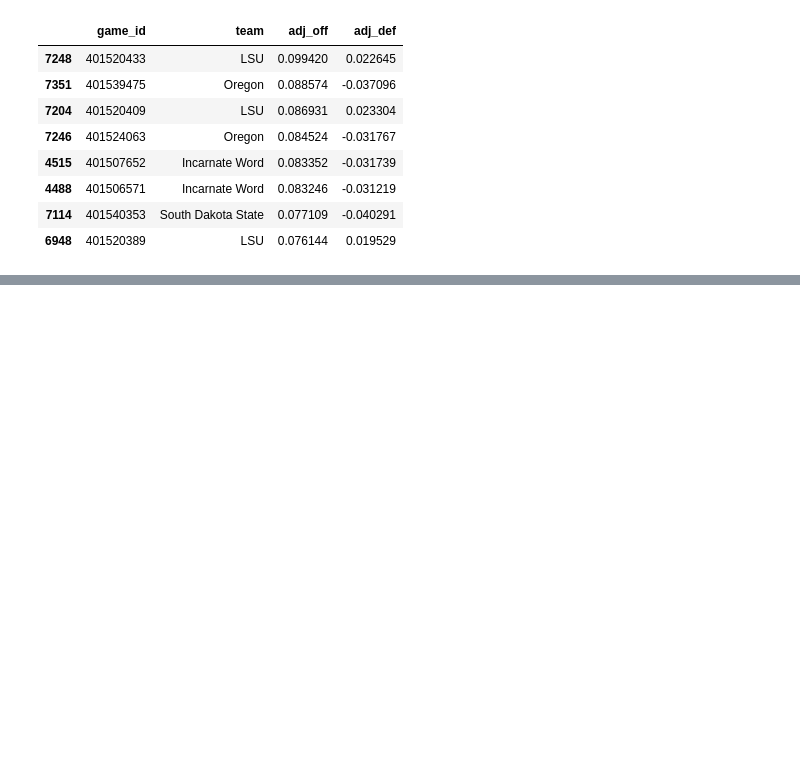
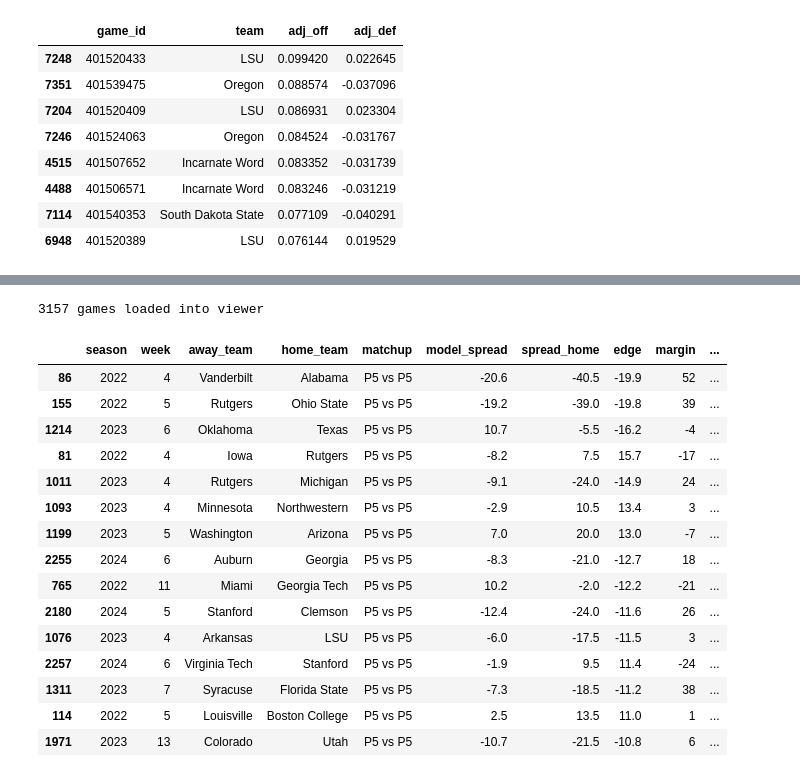
Before and after one commit to tikisero1123/cfb-spread-model, a Jupyter notebook: cfb_spread_model.ipynb, the cells around one changed output, grey strips where cells are left out. Saved outputs shown, nothing was run; the diff lists cells and outputs as text; code cells hidden in the pictures; blank space fills up the shorter version.

```diff
--- a/cfb_spread_model.ipynb
+++ b/cfb_spread_model.ipynb
@@ -321,0 +229,8 @@ print(json.dumps(sample[0], indent=2)[:1500])
+# %%
+talent = fetch_talent([2021, 2022, 2023, 2024])
+print(f"{len(talent)} team-seasons of talent data (deduped)")
+
+before = len(mt2)
+mt2 = add_talent_diff(mt2, talent)
+print(f"talent merge: {before} -> {len(mt2)} rows (must be unchanged)")
+print(mt2["talent_diff"].describe().round(3))
@@ -321,0 +460,34 @@ print(json.dumps(sample[0], indent=2)[:1500])
+# %%
+view = final.copy()
+view["model_spread"] = (-view["model_margin"]).round(1)
+view["beat_vegas_by"] = (view["vegas_error"] - view["model_error"]).round(1)
+
+SHOW = ["season", "week", "away_team", "home_team", "matchup",
+        "model_spread", "spread_home", "edge", "margin",
+        "model_error", "vegas_error", "beat_vegas_by"]
+view = view[SHOW].round(1)
+print(f"{len(view)} games loaded into viewer")
+# %% [output]
+3157 games loaded into viewer
+# %%
+# 1. Inside the pocket: biggest model-vs-Vegas disagreements in P5 vs P5 games
+view[view["matchup"] == "P5 vs P5"].reindex(
+    view[view["matchup"] == "P5 vs P5"]["edge"].abs().sort_values(ascending=False).index
+).head(15)
+# %% [output]
+|  | season | week | away_team | home_team | matchup | model_spread | spread_home | edge | margin | ... |
+| 86 | 2022 | 4 | Vanderbilt | Alabama | P5 vs P5 | -20.6 | -40.5 | -19.9 | 52 | ... |
+| 155 | 2022 | 5 | Rutgers | Ohio State | P5 vs P5 | -19.2 | -39.0 | -19.8 | 39 | ... |
+| 1214 | 2023 | 6 | Oklahoma | Texas | P5 vs P5 | 10.7 | -5.5 | -16.2 | -4 | ... |
+| 81 | 2022 | 4 | Iowa | Rutgers | P5 vs P5 | -8.2 | 7.5 | 15.7 | -17 | ... |
+| 1011 | 2023 | 4 | Rutgers | Michigan | P5 vs P5 | -9.1 | -24.0 | -14.9 | 24 | ... |
+| 1093 | 2023 | 4 | Minnesota | Northwestern | P5 vs P5 | -2.9 | 10.5 | 13.4 | 3 | ... |
+| 1199 | 2023 | 5 | Washington | Arizona | P5 vs P5 | 7.0 | 20.0 | 13.0 | -7 | ... |
+| 2255 | 2024 | 6 | Auburn | Georgia | P5 vs P5 | -8.3 | -21.0 | -12.7 | 18 | ... |
+| 765 | 2022 | 11 | Miami | Georgia Tech | P5 vs P5 | 10.2 | -2.0 | -12.2 | -21 | ... |
+| 2180 | 2024 | 5 | Stanford | Clemson | P5 vs P5 | -12.4 | -24.0 | -11.6 | 26 | ... |
+| 1076 | 2023 | 4 | Arkansas | LSU | P5 vs P5 | -6.0 | -17.5 | -11.5 | 3 | ... |
+| 2257 | 2024 | 6 | Virginia Tech | Stanford | P5 vs P5 | -1.9 | 9.5 | 11.4 | -24 | ... |
+| 1311 | 2023 | 7 | Syracuse | Florida State | P5 vs P5 | -7.3 | -18.5 | -11.2 | 38 | ... |
+| 114 | 2022 | 5 | Louisville | Boston College | P5 vs P5 | 2.5 | 13.5 | 11.0 | 1 | ... |
+| 1971 | 2023 | 13 | Colorado | Utah | P5 vs P5 | -10.7 | -21.5 | -10.8 | 6 | ... |
```
Also changed, not shown: parts of 33 cells of this notebook.
